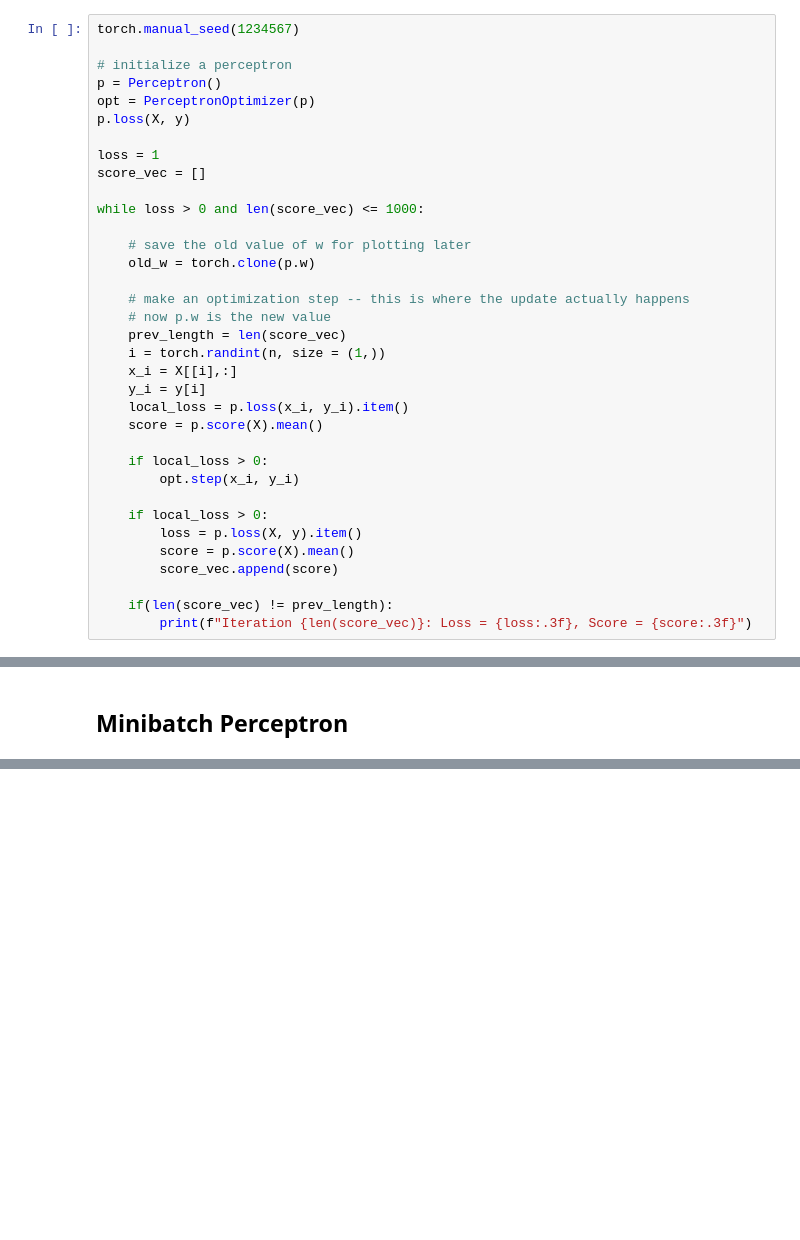
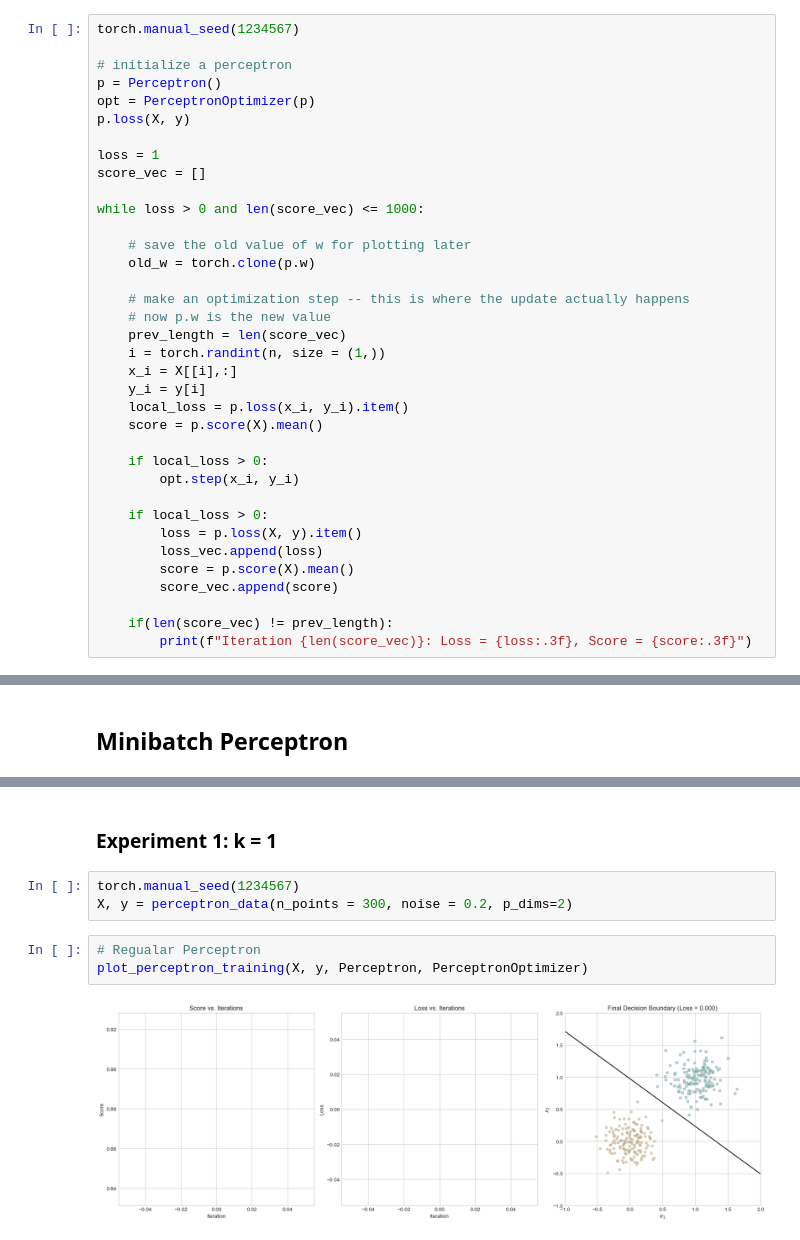
Before and after one commit to EpicET/EpicET.github.io, a Jupyter notebook: posts/blog4/index.ipynb, the cells around one changed output, grey strips where cells are left out. Cells and saved outputs as stored; diff of their text form; blank space fills up the shorter version.

```diff
--- a/posts/blog4/index.ipynb
+++ b/posts/blog4/index.ipynb
@@ -239,6 +243,7 @@ while loss > 0 and len(score_vec) <= 1000:
 
     if local_loss > 0:
         loss = p.loss(X, y).item()
+        loss_vec.append(loss)
         score = p.score(X).mean()
         score_vec.append(score)
 
@@ -254,0 +322,10 @@ Iteration 5: Loss = 0.000, Score = -0.228
+# %% [markdown]
+### Experiment 1: k = 1
+# %%
+torch.manual_seed(1234567)
+X, y = perceptron_data(n_points = 300, noise = 0.2, p_dims=2)
+# %%
+# Regualar Perceptron
+plot_perceptron_training(X, y, Perceptron, PerceptronOptimizer)
+# %% [output]
+[figure, added]
```
Also changed, not shown: parts of 14 cells of this notebook, 5 other files.
